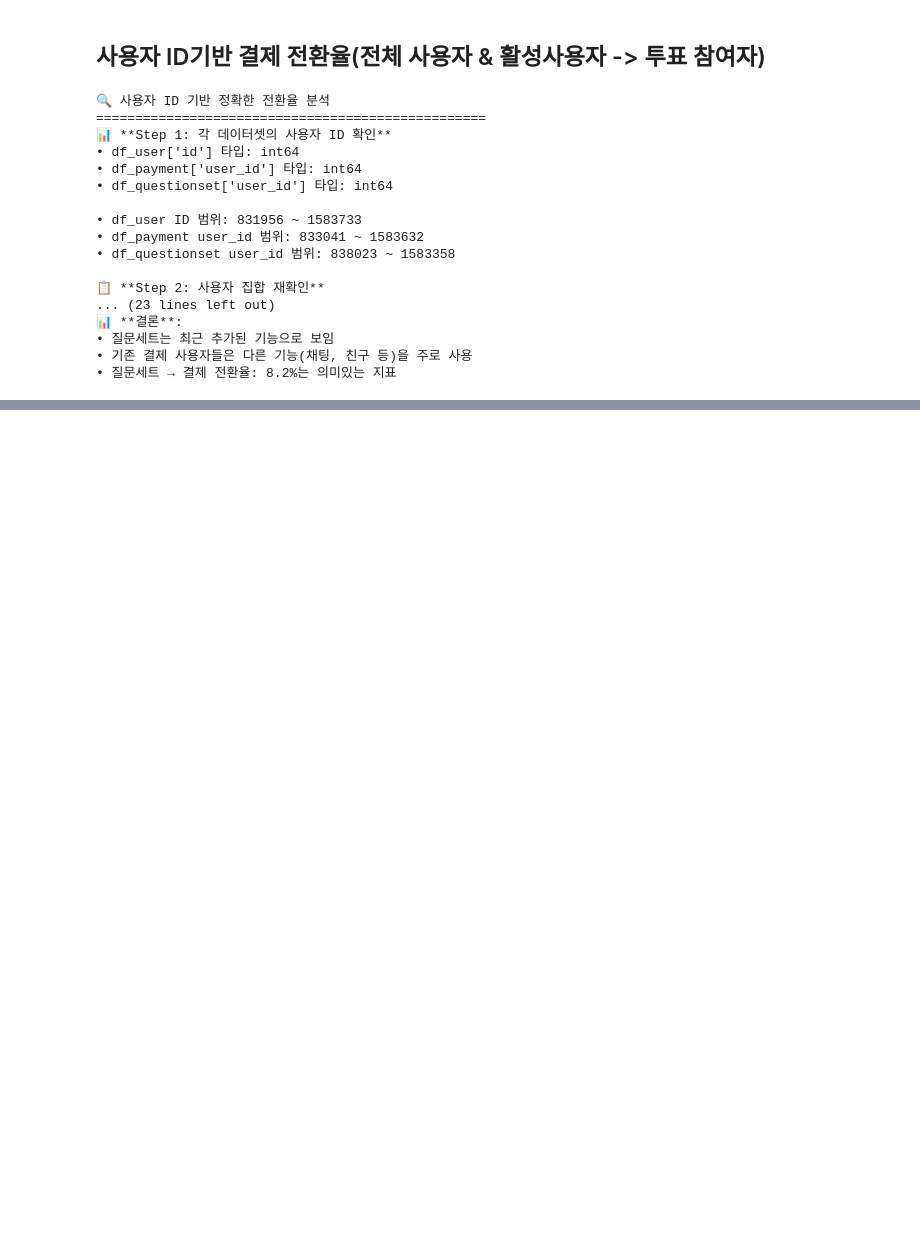
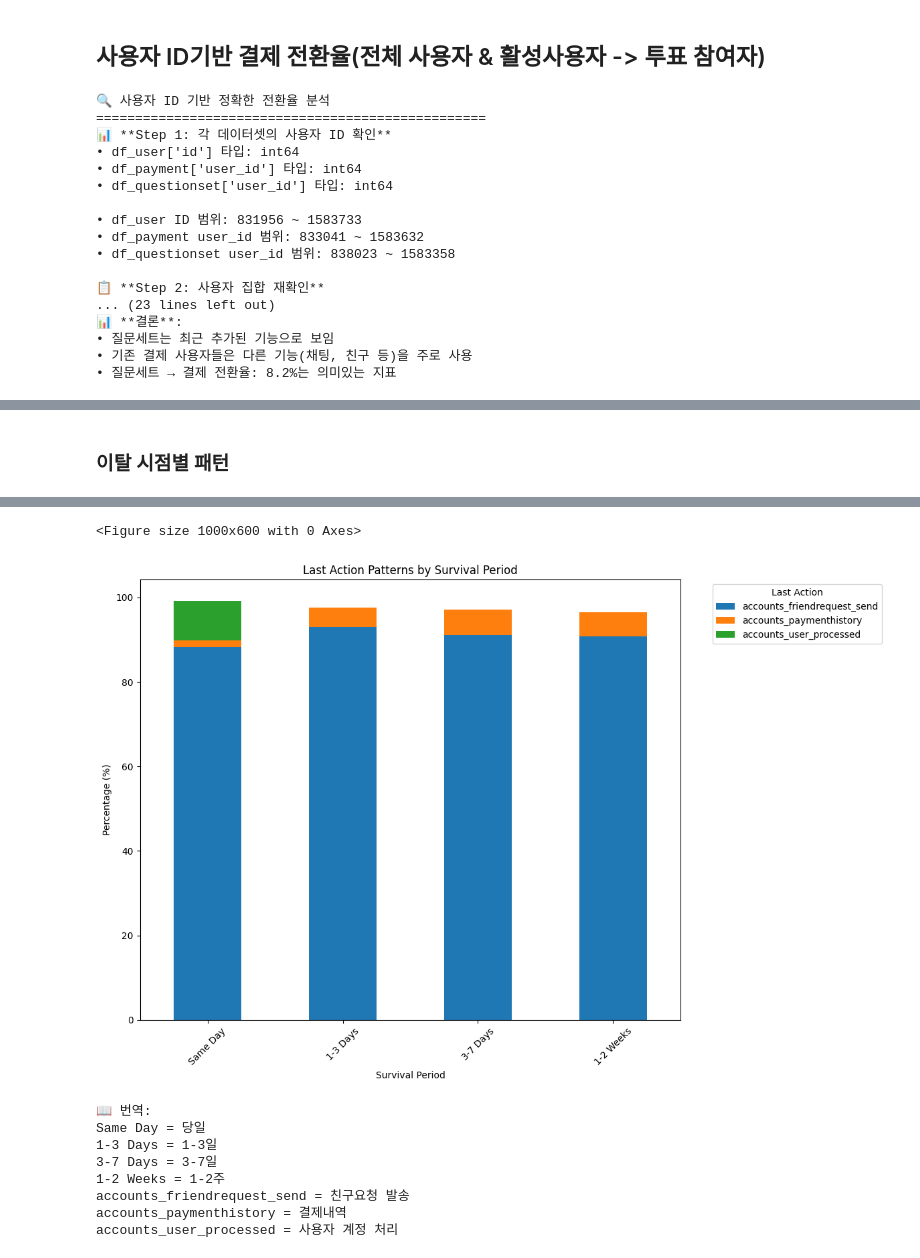
Before and after one commit to goodnews724/sprint_final_project, a Jupyter notebook: notebooks/hojae.ipynb, the cells around one changed output, grey strips where cells are left out. Cells and saved outputs as stored; diff of their text form; code cells hidden in the pictures; blank space fills up the shorter version.

```diff
--- a/notebooks/hojae.ipynb
+++ b/notebooks/hojae.ipynb
@@ -4156,0 +5574,57 @@ else:
+# %% [markdown]
+### 이탈 시점별 패턴
+# %%
+import matplotlib.pyplot as plt
+
+# 2. 생존기간별 마지막 행동 패턴 분석
+print("=== 🚨 생존기간별 마지막 행동 패턴 ===")
+
+# user_last_action에 생존기간 정보 추가
+user_last_action_with_survival = user_last_action.merge(
+    user_survival[['user_id', 'survival_period']],
+    on='user_id'
+)
+
+# 생존기간별 마지막 행동 크로스탭
+churn_pattern = pd.crosstab(
+    user_last_action_with_survival['survival_period'],
+    user_last_action_with_survival['table_name'],
+    normalize='index'
+) * 100
+
+# 주요 패턴 출력
+periods = ['당일', '1-3일', '3-7일', '1-2주']
+top_actions = ['accounts_friendrequest_send', 'accounts_paymenthistory', 'accounts_user_processed']
+
+for period in periods:
+    if period in churn_pattern.index:
+        print(f"\n📊 {period} 이탈자들의 마지막 행동:")
+        for action in top_actions:
+            if action in churn_pattern.columns:
+                pct = churn_pattern.loc[period, action]
+                print(f"  {action:25}: {pct:5.1f}%")
+
+# 시각화 (영어 라벨만 사용)
+plt.figure(figsize=(10, 6))
+period_mapping = {'당일': 'Same Day', '1-3일': '1-3 Days', '3-7일': '3-7 Days', '1-2주': '1-2 Weeks'}
+churn_subset = churn_pattern.loc[periods, top_actions]
+churn_subset.index = [period_mapping[p] for p in churn_subset.index]
+
+churn_subset.plot(kind='bar', stacked=True)
+plt.title('Last Action Patterns by Survival Period')
+plt.xlabel('Survival Period')
+plt.ylabel('Percentage (%)')
+plt.legend(title='Last Action', bbox_to_anchor=(1.05, 1), loc='upper left')
+plt.xticks(rotation=45)
+plt.tight_layout()
+plt.show()
+
+print("\n📖 번역:")
+print("Same Day = 당일")
+print("1-3 Days = 1-3일")
+print("3-7 Days = 3-7일")
+print("1-2 Weeks = 1-2주")
+print("accounts_friendrequest_send = 친구요청 발송")
+print("accounts_paymenthistory = 결제내역")
+print("accounts_user_processed = 사용자 계정 처리")
+# %% [output]
@@ -4156,0 +5648,10 @@ else:
+<Figure size 1000x600 with 0 Axes>
+[figure, added]
+📖 번역:
+Same Day = 당일
+1-3 Days = 1-3일
+3-7 Days = 3-7일
+1-2 Weeks = 1-2주
+accounts_friendrequest_send = 친구요청 발송
+accounts_paymenthistory = 결제내역
+accounts_user_processed = 사용자 계정 처리
```
Also changed, not shown: parts of 57 cells of this notebook, 5 other files.
